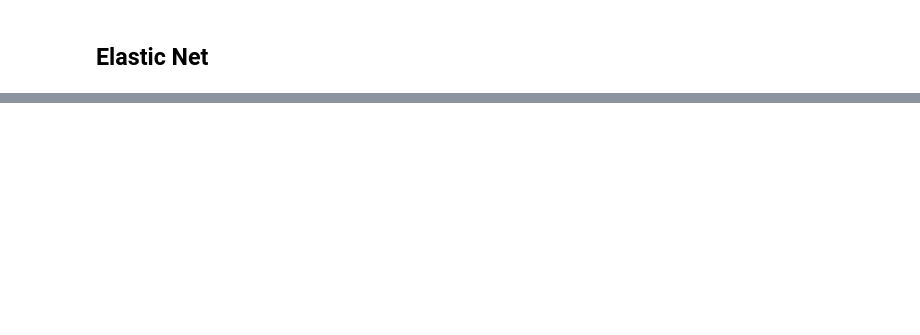
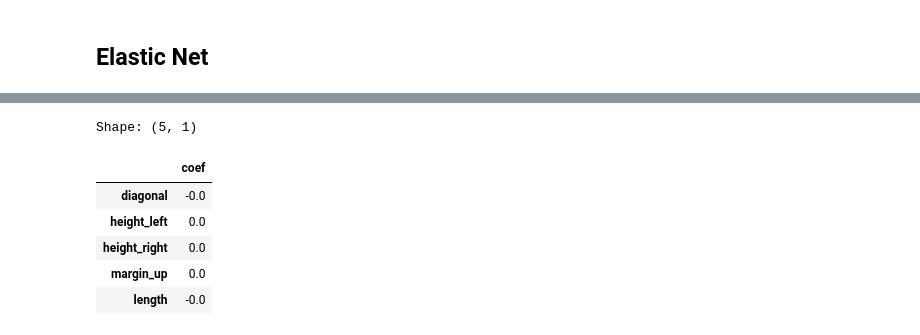
Before and after one commit to ndionematy/IML-ISE---TP1-regression-2024, a Jupyter notebook: MatyNDIONE_ISE2.ipynb, the cells around one changed output, grey strips where cells are left out. Saved outputs shown, nothing was run; the diff lists cells and outputs as text; code cells hidden in the pictures; blank space fills up the shorter version.

```diff
--- a/MatyNDIONE_ISE2.ipynb
+++ b/MatyNDIONE_ISE2.ipynb
@@ -258,0 +329,12 @@ print("mse in test dataset",error(X_test, y_test, elasticnet))
+# %%
+df_feature_importance = pd.DataFrame(reg_pipe[-1].coef_, columns=["coef"], index=['diagonal', 'height_left', 'height_right', 'margin_up', 'length'])
+print(f"Shape: {df_feature_importance.shape}")
+df_feature_importance.head()
+# %% [output]
+Shape: (5, 1)
+|  | coef |
+| diagonal | -0.0 |
+| height_left | 0.0 |
+| height_right | 0.0 |
+| margin_up | 0.0 |
+| length | -0.0 |
```
Also changed, not shown: parts of 13 cells of this notebook, 1 other file.
